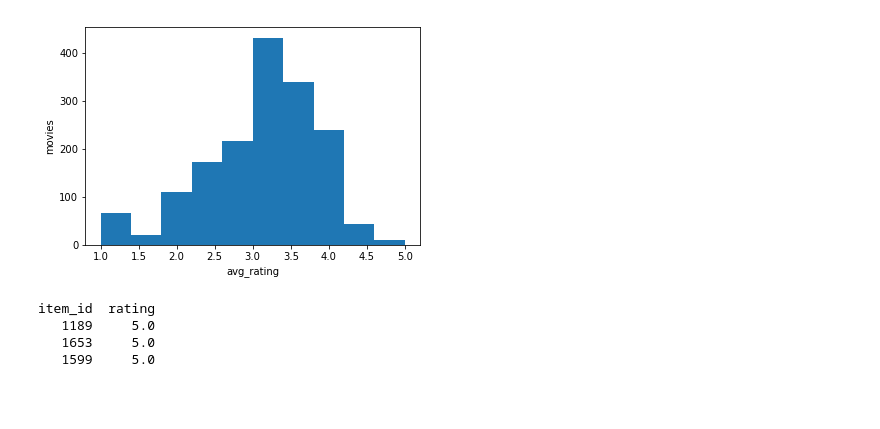
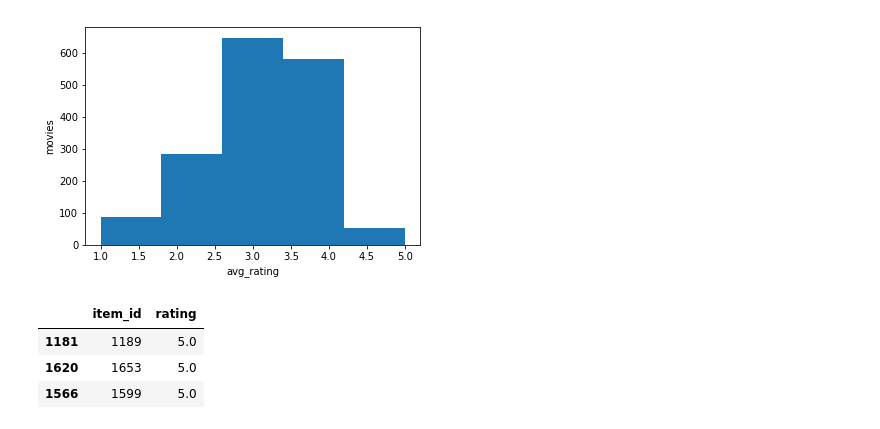
Before and after one commit to hakatan/Sachar, a Jupyter notebook: Task1.ipynb, the cells around one changed output. Drawn from its saved outputs; the diff is of its cells as text; code cells hidden in the pictures; blank space fills up the shorter version.

```diff
--- a/Task1.ipynb
+++ b/Task1.ipynb
@@ -7,17 +8,17 @@ df_for_histogram = df_train.groupby('item_id',as_index=False)['rating'].mean()
 # %%
 import matplotlib.pyplot as plt
 
 
 
-_ = plt.hist(df_for_histogram['rating'])
+_ = plt.hist(df_for_histogram['rating'],bins=5)
 _ = plt.xlabel('avg_rating')
 _ = plt.ylabel('movies')
 plt.show()
 
-print df_for_histogram.sort_values(by='rating',ascending=False).head(3).to_string(index = False)
+df_for_histogram.sort_values(by='rating',ascending=False).head(3)
 # %% [output]
-[figure, old version]
+[figure, new version]
-item_id  rating
-   1189     5.0
-   1653     5.0
-   1599     5.0
+|  | item_id | rating |
+| 1181 | 1189 | 5.0 |
+| 1620 | 1653 | 5.0 |
+| 1566 | 1599 | 5.0 |
```
Also changed, not shown: parts of 4 cells of this notebook, 1 other file.
